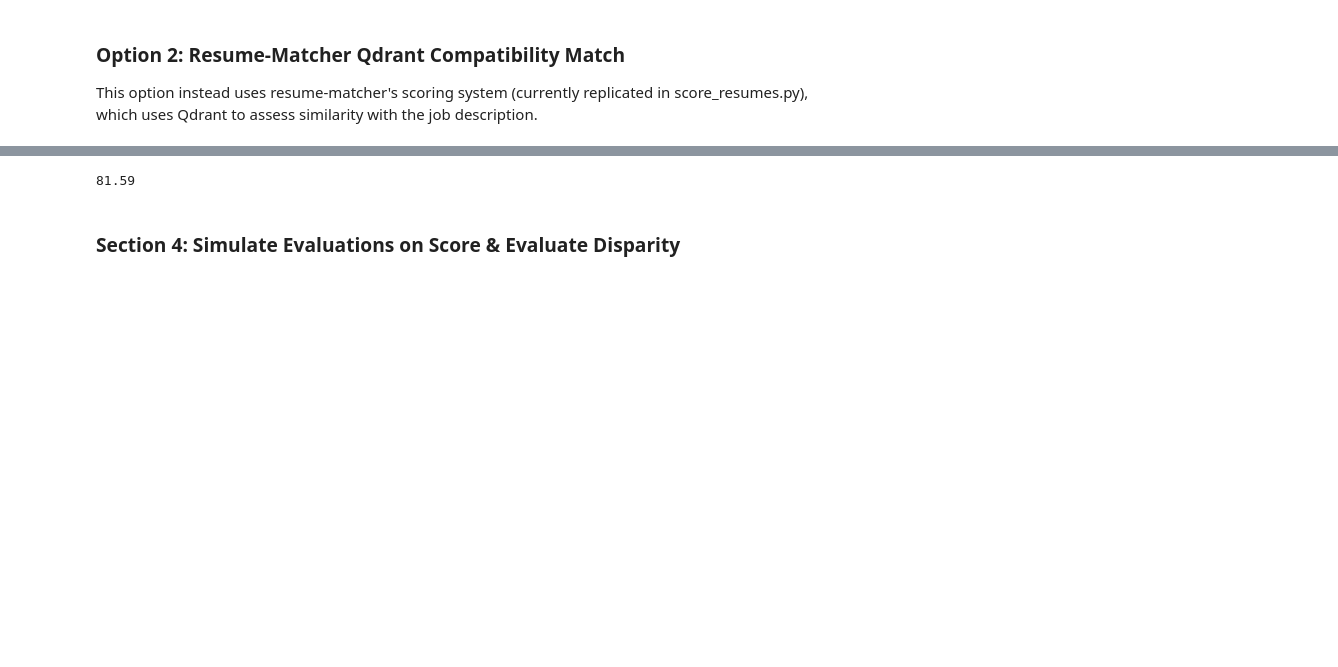
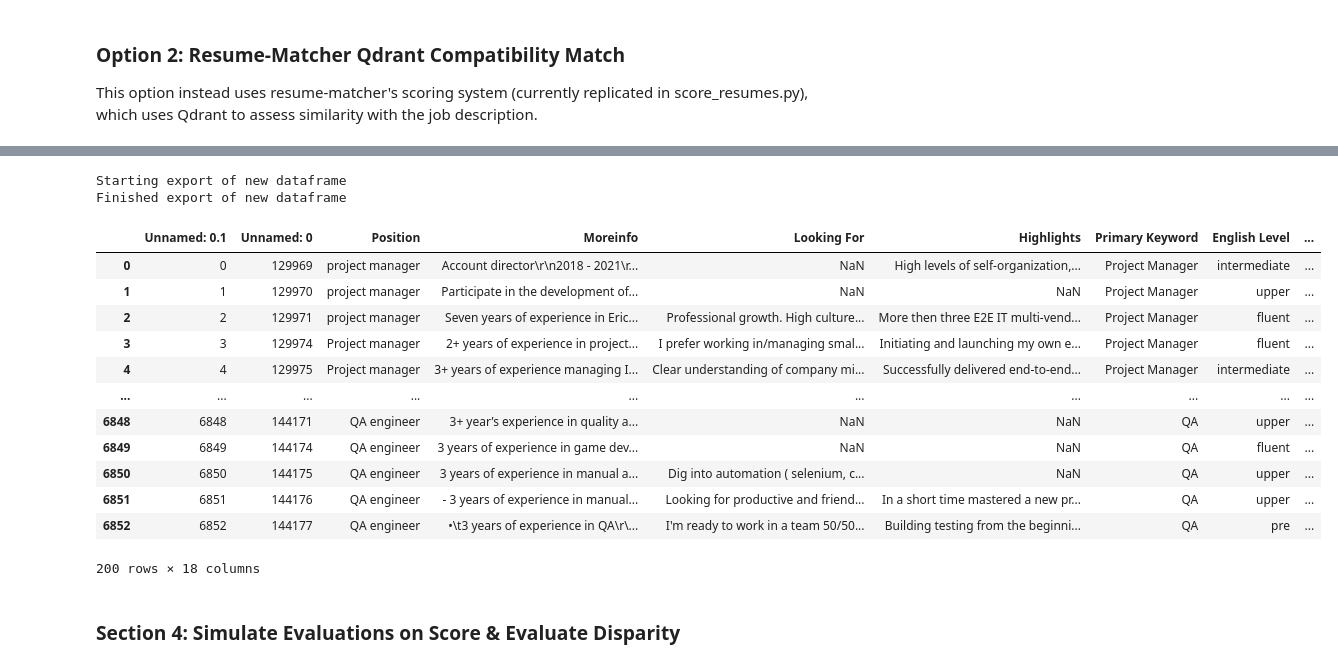
Before and after one commit to heyyjudes/llm-hiring-ecosystem, a Jupyter notebook: resume-experiments.ipynb, the cells around one changed output, grey strips where cells are left out. Drawn from its saved outputs; the diff is of its cells as text; code cells hidden in the pictures; blank space fills up the shorter version.

Commit message:
Modify resume-experiments to compute scores for labeled datapoints

```diff
--- a/resume-experiments.ipynb
+++ b/resume-experiments.ipynb
@@ -260,9 +321,27 @@ resume_qa = "01.07.2019 - current, QA engineer, Zoolatech On the daily basis, I'
 # %%
-# Get_score
-result = get_score(job_doordash_pm, resumm)
-print(result)
+# Export scores
+print(f"Starting export of new dataframe")
+labeled_df_with_generated_resumes.to_csv("data/labeled_df_with_generated_resumes_and_scores.csv")
+print(f"Finished export of new dataframe\n")
 # %% [output]
-81.59
+Starting export of new dataframe
+Finished export of new dataframe
+# %%
+labeled_df_with_generated_resumes.loc[labeled_df_with_generated_resumes["Marked for Experiments"]]
+# %% [output]
+|  | Unnamed: 0.1 | Unnamed: 0 | Position | Moreinfo | Looking For | Highlights | Primary Keyword | English Level | ... |
+| 0 | 0 | 129969 | project manager | Account director\r\n2018 - 2021\r... | NaN | High levels of self-organization,... | Project Manager | intermediate | ... |
+| 1 | 1 | 129970 | project manager | Participate in the development of... | NaN | NaN | Project Manager | upper | ... |
+| 2 | 2 | 129971 | project manager | Seven years of experience in Eric... | Professional growth. High culture... | More then three E2E IT multi-vend... | Project Manager | fluent | ... |
+| 3 | 3 | 129974 | Project manager | 2+ years of experience in project... | I prefer working in/managing smal... | Initiating and launching my own e... | Project Manager | fluent | ... |
+| 4 | 4 | 129975 | Project manager | 3+ years of experience managing I... | Clear understanding of company mi... | Successfully delivered end-to-end... | Project Manager | intermediate | ... |
+| ... | ... | ... | ... | ... | ... | ... | ... | ... | ... |
+| 6848 | 6848 | 144171 | QA engineer | 3+ year’s experience in quality a... | NaN | NaN | QA | upper | ... |
+| 6849 | 6849 | 144174 | QA engineer | 3 years of experience in game dev... | NaN | NaN | QA | fluent | ... |
+| 6850 | 6850 | 144175 | QA engineer | 3 years of experience in manual a... | Dig into automation ( selenium, c... | NaN | QA | upper | ... |
+| 6851 | 6851 | 144176 | QA engineer | - 3 years of experience in manual... | Looking for productive and friend... | In a short time mastered a new pr... | QA | upper | ... |
+| 6852 | 6852 | 144177 | QA engineer | •\t3 years of experience in QA\r\... | I'm ready to work in a team 50/50... | Building testing from the beginni... | QA | pre | ... |
+200 rows × 18 columns
 # %% [markdown]
 ### Section 4: Simulate Evaluations on Score & Evaluate Disparity
 # %%
```
Also changed, not shown: parts of 4 cells of this notebook.
